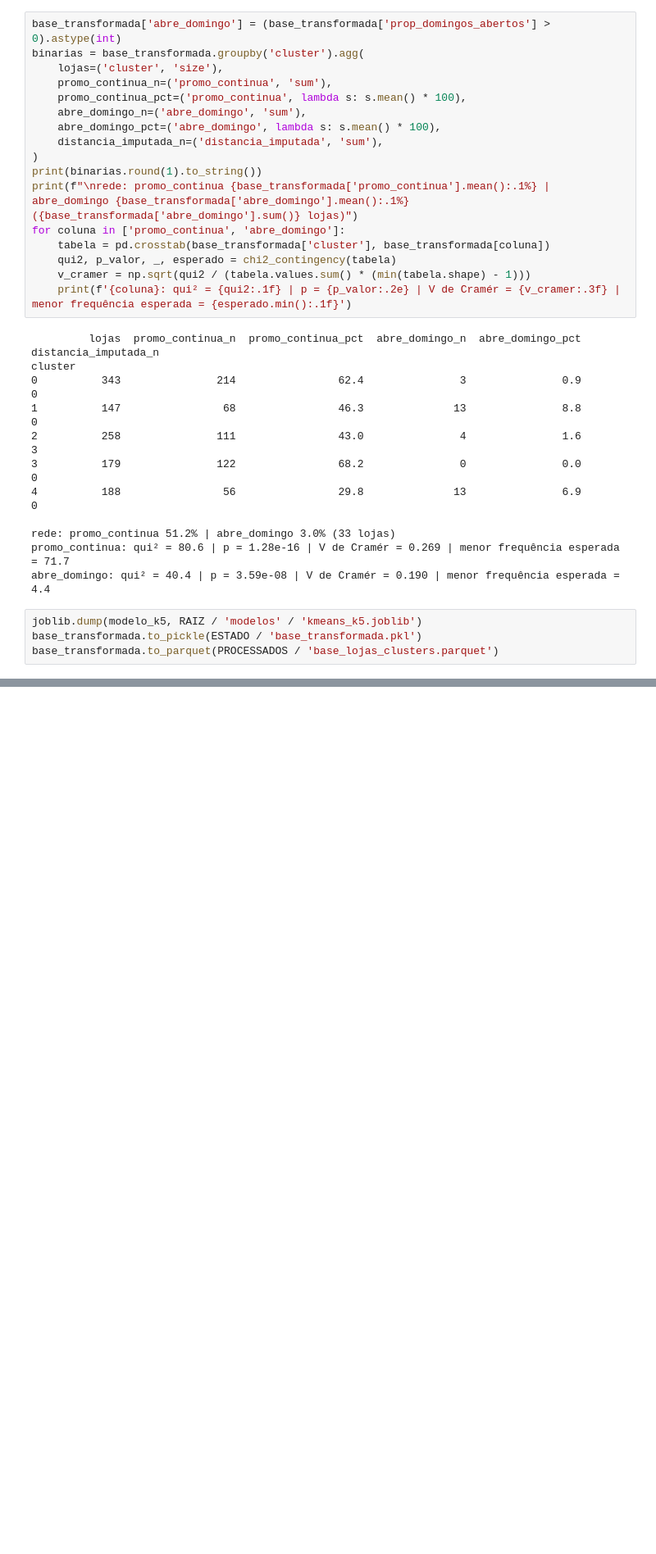
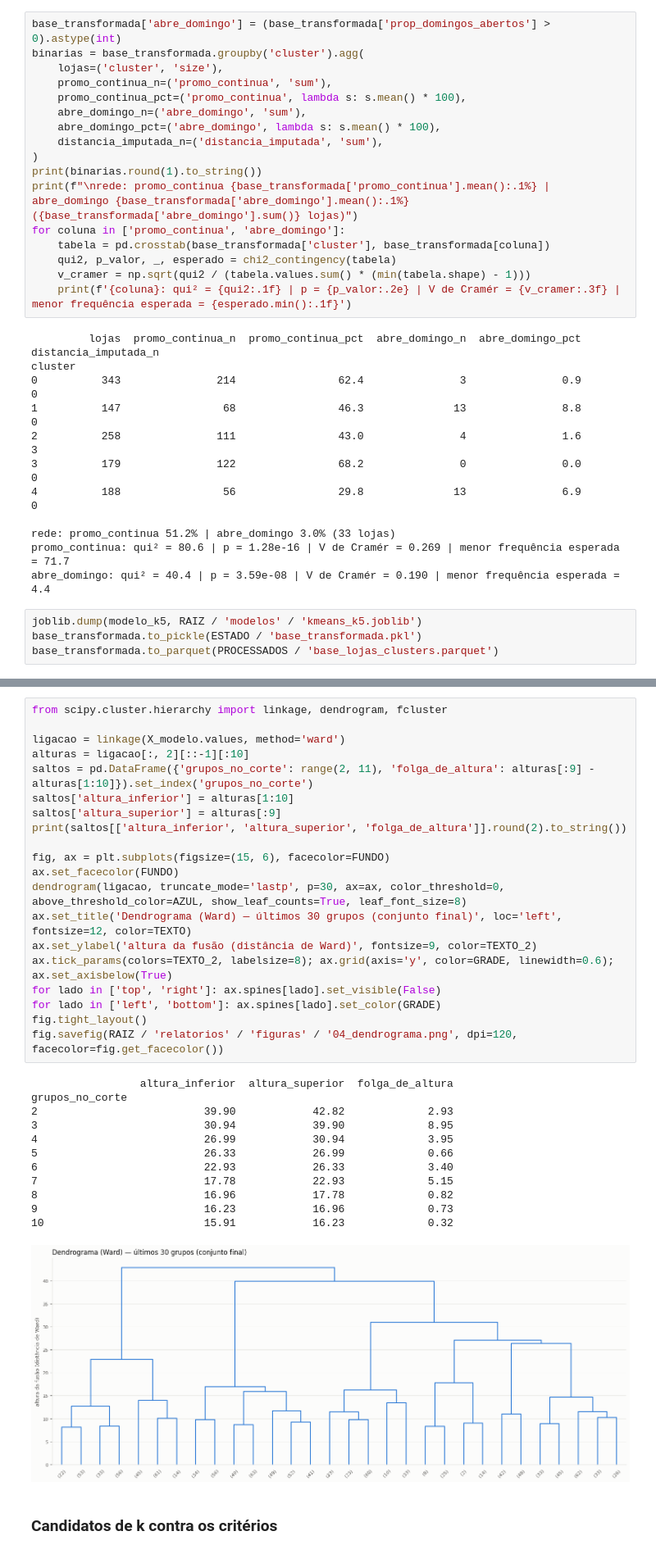
Before and after one commit to V4lciJr/Auroa-Retail-Store-Clustering, a Jupyter notebook: notebooks/04_modelagem.ipynb, the cells around one changed output, grey strips where cells are left out. Shown at 82% size. Cells and saved outputs as stored; diff of their text form; blank space fills up the shorter version.

```diff
--- a/notebooks/04_modelagem.ipynb
+++ b/notebooks/04_modelagem.ipynb
@@ -558,0 +610,35 @@ base_transformada.to_parquet(PROCESSADOS / 'base_lojas_clusters.parquet')
+# %%
+from scipy.cluster.hierarchy import linkage, dendrogram, fcluster
+
+ligacao = linkage(X_modelo.values, method='ward')
+alturas = ligacao[:, 2][::-1][:10]
+saltos = pd.DataFrame({'grupos_no_corte': range(2, 11), 'folga_de_altura': alturas[:9] - alturas[1:10]}).set_index('grupos_no_corte')
+saltos['altura_inferior'] = alturas[1:10]
+saltos['altura_superior'] = alturas[:9]
+print(saltos[['altura_inferior', 'altura_superior', 'folga_de_altura']].round(2).to_string())
+
+fig, ax = plt.subplots(figsize=(15, 6), facecolor=FUNDO)
+ax.set_facecolor(FUNDO)
+dendrogram(ligacao, truncate_mode='lastp', p=30, ax=ax, color_threshold=0, above_threshold_color=AZUL, show_leaf_counts=True, leaf_font_size=8)
+ax.set_title('Dendrograma (Ward) — últimos 30 grupos (conjunto final)', loc='left', fontsize=12, color=TEXTO)
+ax.set_ylabel('altura da fusão (distância de Ward)', fontsize=9, color=TEXTO_2)
+ax.tick_params(colors=TEXTO_2, labelsize=8); ax.grid(axis='y', color=GRADE, linewidth=0.6); ax.set_axisbelow(True)
+for lado in ['top', 'right']: ax.spines[lado].set_visible(False)
+for lado in ['left', 'bottom']: ax.spines[lado].set_color(GRADE)
+fig.tight_layout()
+fig.savefig(RAIZ / 'relatorios' / 'figuras' / '04_dendrograma.png', dpi=120, facecolor=fig.get_facecolor())
+# %% [output]
+                 altura_inferior  altura_superior  folga_de_altura
+grupos_no_corte
+2                          39.90            42.82             2.93
+3                          30.94            39.90             8.95
+4                          26.99            30.94             3.95
+5                          26.33            26.99             0.66
+6                          22.93            26.33             3.40
+7                          17.78            22.93             5.15
+8                          16.96            17.78             0.82
+9                          16.23            16.96             0.73
+10                         15.91            16.23             0.32
+[figure, added]
+# %% [markdown]
+### Candidatos de k contra os critérios
```
Also changed, not shown: parts of 11 cells of this notebook, 10 other files.
